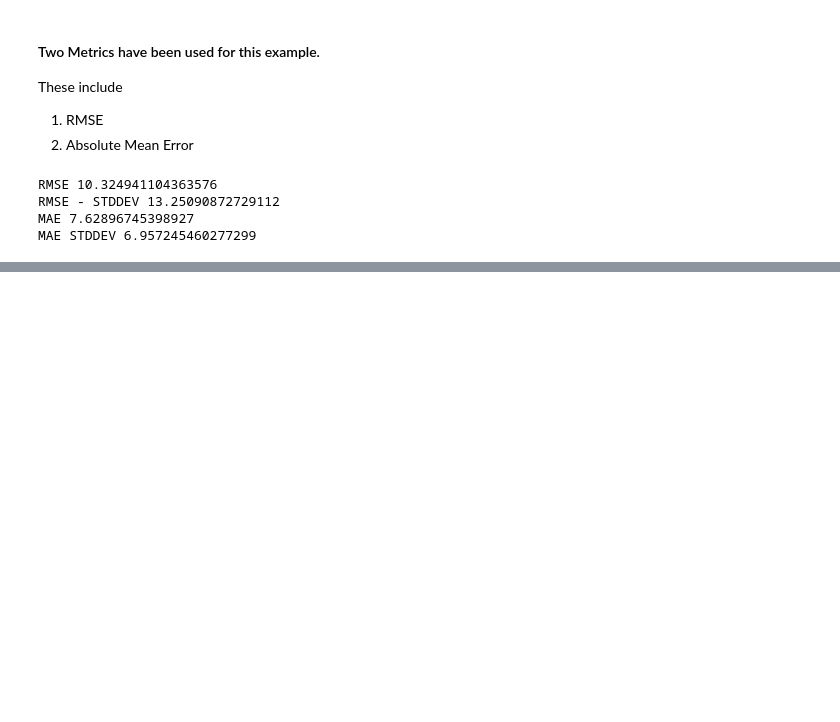
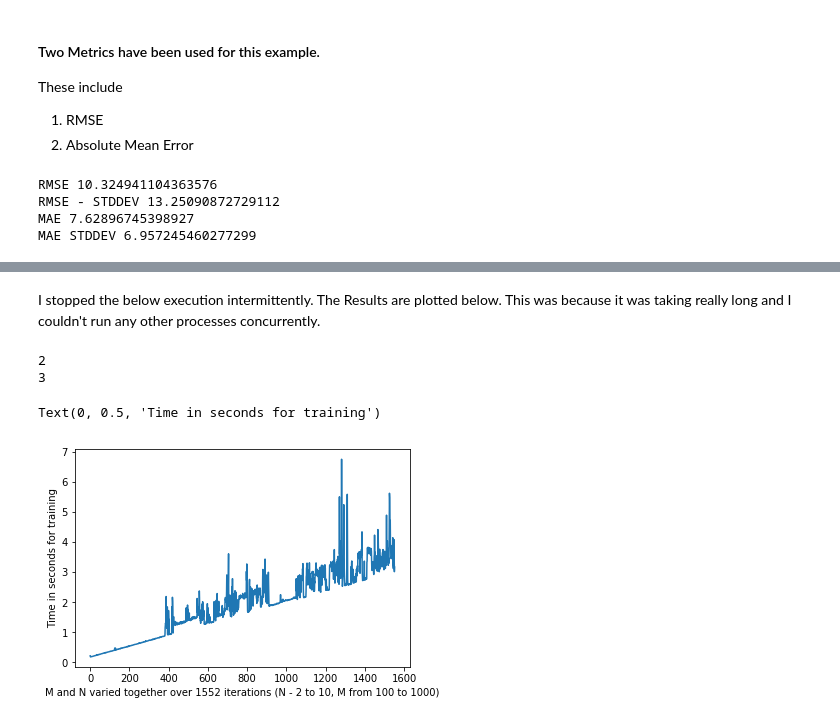
Before and after one commit to sdeepaknarayanan/Machine-Learning, a Jupyter notebook: Assignment 1/Decision Trees - Q2, Q3, Q4, Q5, Q6, Q7.ipynb, the cells around one changed output, grey strips where cells are left out. Drawn from its saved outputs; the diff is of its cells as text; code cells hidden in the pictures; blank space fills up the shorter version.

```diff
--- a/Assignment 1/Decision Trees - Q2, Q3, Q4, Q5, Q6, Q7.ipynb
+++ b/Assignment 1/Decision Trees - Q2, Q3, Q4, Q5, Q6, Q7.ipynb
@@ -424,12 +399,12 @@ attb.remove('y')
 # %%
 train, test = train_test_split(df_reg,test_size = 0.3, random_state = 42)
 # %%
-tree = dtreereg(train,train,attb,4,None)
+tree_reg = dtreereg(train,train,attb,4,None)
 # %%
 err = np.zeros(len(test))
 y_pred = np.zeros(len(test))
 for i in range(len(test)):
-    val = regressor_predict(tree,test.iloc[i])
+    val = regressor_predict(tree_reg,test.iloc[i])
     y_pred[i] = val
     err[i] = test.iloc[i]['y'] - val
 # %% [markdown]
@@ -455,0 +491,3 @@ MAE STDDEV 6.957245460277299
+# %%
+mn_learn = []
+mn_test = []
@@ -455,0 +498,38 @@ MAE STDDEV 6.957245460277299
+# %% [markdown]
+I stopped the below execution intermittently. The Results are plotted below. This was because it was taking really long and I couldn't run any other processes concurrently.
+# %%
+mnl = []
+mnt = []
+for m in range(2,100):
+    print(m)
+    for n in range(100,200):
+        df_mn = pd.DataFrame(np.random.randn(n, m))
+        start_time  = time.time()
+        attb = list(df_mn.columns)
+#         print(attb)
+        tmp = max(attb)
+        attb.remove(tmp)
+        attb.append('y')
+#         print(attb)
+        df_mn.columns = attb
+#         print(df_mn.columns)
+        attb.remove('y')
+        train, test = train_test_split(df_mn,test_size = 0.33,random_state=42)
+        start_time = time.time()
+        _ = dtreereg(train,train,attb,4,None)
+        mnl.append(time.time() - start_time)
+        start_time  = time.time()
+        for i in range(len(test)):
+            val = test.iloc[i]
+            regressor_predict(_,instance=val)
+        mnt.append(time.time() - start_time)
+# %% [output]
+2
+3
+# %%
+plt.plot([i for i in range(len(mn_learn))],[i for i in mn_learn])
+plt.xlabel('M and N varied together over 1552 iterations (N - 2 to 10, M from 100 to 1000)')
+plt.ylabel('Time in seconds for training')
+# %% [output]
+Text(0, 0.5, 'Time in seconds for training')
+[figure, added]
```
Also changed, not shown: parts of 20 cells of this notebook, 1 other file.
